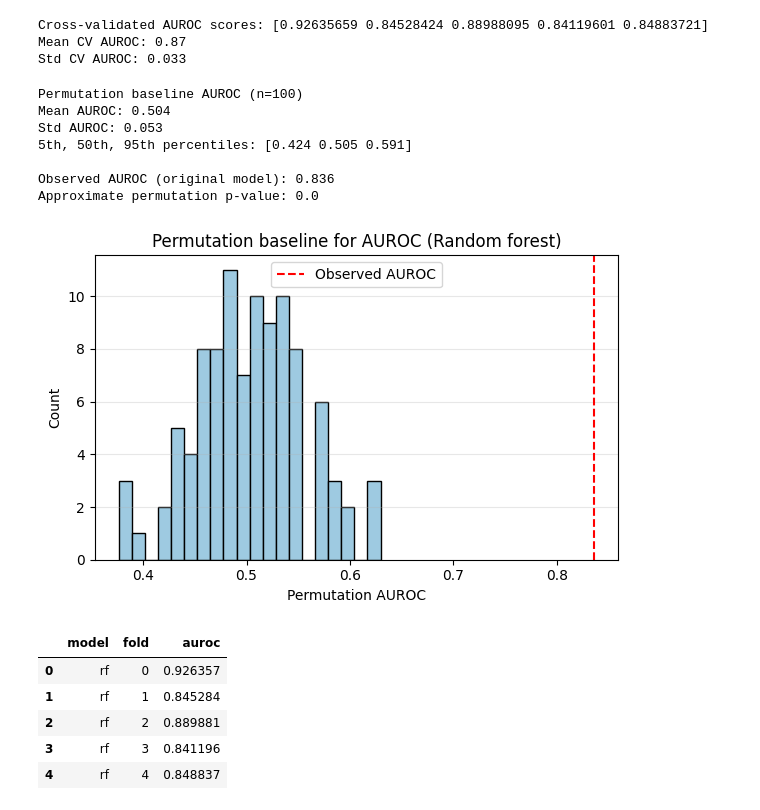
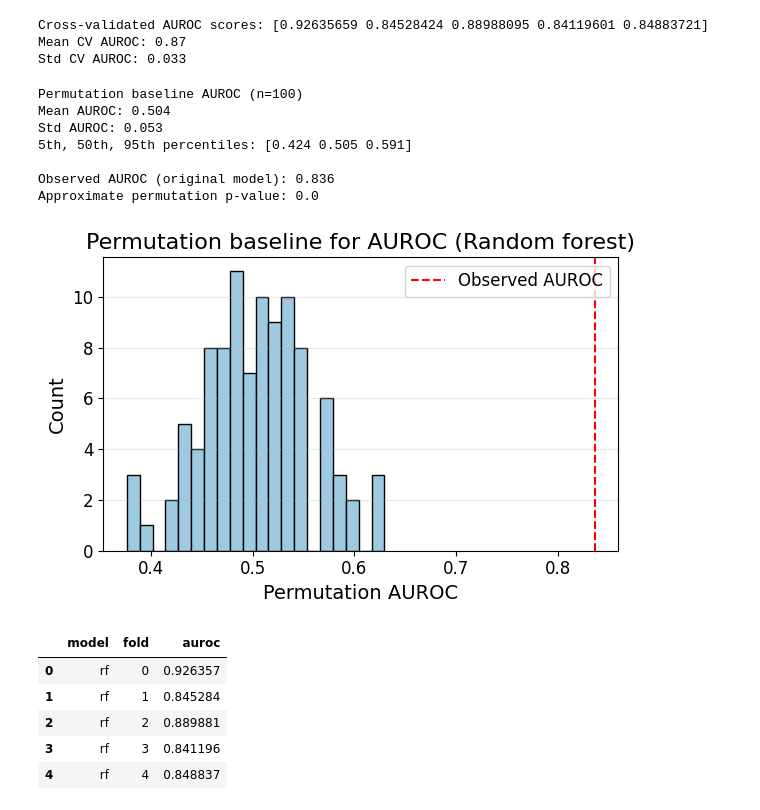
Before and after one commit to heteyszabolcs/gdefiner_ml_workflow, a Jupyter notebook: rf_sex.ipynb, the cells around one changed output. Saved outputs shown, nothing was run; the diff lists cells and outputs as text; code cells hidden in the pictures.

```diff
--- a/rf_sex.ipynb
+++ b/rf_sex.ipynb
@@ -122,10 +122,12 @@ def run_random_forest_sex_model(
     plt.figure(figsize=(5, 5))
     plt.plot(fpr, tpr, label=f"Random Forest (AUROC = {auroc:.2f})")
     plt.plot([0, 1], [0, 1], "k--", label="Random")
-    plt.xlabel("False Positive Rate")
-    plt.ylabel("True Positive Rate")
-    plt.title("ROC curve for sex prediction (Random Forest)")
-    plt.legend(loc="lower right")
+    plt.xlabel("False Positive Rate", fontsize=14)
+    plt.ylabel("True Positive Rate", fontsize=14)
+    plt.title("ROC curve for sex prediction (Random Forest)", fontsize=16)
+    ax_roc = plt.gca()
+    ax_roc.tick_params(axis="both", labelsize=12)
+    plt.legend(loc="lower right", fontsize=12)
     plt.grid(True)
     plt.tight_layout()
     plt.savefig("output/random_forest/roc_rf_sex.pdf", dpi=300, bbox_inches="tight")
@@ -140,13 +142,21 @@ def run_random_forest_sex_model(
         confusion_matrix=cm,
         display_labels=[class_mapping[i] for i in range(len(class_mapping))],
     )
-    ax = disp.plot(cmap="Blues", values_format="d", colorbar=False).ax_
+
+    fig, ax = plt.subplots(figsize=(5.5, 5))
+    ax = disp.plot(cmap="Blues", values_format="d", colorbar=False, ax=ax).ax_
     ax.set_xticks(np.arange(cm.shape[1] + 1) - 0.5, minor=True)
     ax.set_yticks(np.arange(cm.shape[0] + 1) - 0.5, minor=True)
     ax.grid(which="minor", color="black", linestyle="-", linewidth=1)
     ax.tick_params(which="minor", bottom=False, left=False)
 
-    plt.title("Confusion matrix (threshold=0.5)")
+    ax.set_xlabel("Predicted label", fontsize=14)
+    ax.set_ylabel("True label", fontsize=14)
+    ax.tick_params(axis="both", labelsize=12)
+    for t in ax.texts:
+        t.set_fontsize(14)
+
+    plt.title("Confusion matrix (threshold=0.5)", fontsize=16)
     plt.tight_layout()
     plt.savefig("output/random_forest/cm_rf_sex.pdf", dpi=300, bbox_inches="tight")
     plt.savefig("output/random_forest/cm_rf_sex.png", dpi=300, bbox_inches="tight")
@@ -303,38 +313,40 @@ print("Std AUROC:", np.round(perm_aurocs.std(), 3))
 print(
     "5th, 50th, 95th percentiles:",
     np.round(np.percentile(perm_aurocs, [5, 50, 95]), 3),
 )
 
 # Compare to observed AUROC from held-out test
 observed_auroc = rf_metrics["auroc"]
 print("\nObserved AUROC (original model):", np.round(observed_auroc, 3))
 
 # Simple p-value: fraction of permuted AUROCs >= observed
 p_value = (perm_aurocs >= observed_auroc).mean()
 print("Approximate permutation p-value:", np.round(p_value, 4))
 
 # Optional: visualize null distribution
 plt.figure(figsize=(6, 4))
 plt.hist(perm_aurocs, bins=20, color="#9ecae1", alpha=1, edgecolor="black")
 plt.axvline(observed_auroc, color="red", linestyle="--", label="Observed AUROC")
-plt.xlabel("Permutation AUROC")
-plt.ylabel("Count")
-plt.title("Permutation baseline for AUROC (Random forest)")
-plt.legend()
+plt.xlabel("Permutation AUROC", fontsize=14)
+plt.ylabel("Count", fontsize=14)
+plt.title("Permutation baseline for AUROC (Random forest)", fontsize=16)
+ax_perm = plt.gca()
+ax_perm.tick_params(axis="both", labelsize=12)
+plt.legend(fontsize=12)
 plt.grid(True, axis="y", alpha=0.3)
 plt.tight_layout()
 plt.savefig("output/random_forest/perm_rf_sex_auroc.pdf", dpi=300, bbox_inches="tight")
 plt.savefig("output/random_forest/perm_rf_sex_auroc.png", dpi=300, bbox_inches="tight")
 plt.show()
 # %% [output]
 Permutation baseline AUROC (n=100)
 Mean AUROC: 0.504
 Std AUROC: 0.053
 5th, 50th, 95th percentiles: [0.424 0.505 0.591]
 
 Observed AUROC (original model): 0.836
 Approximate permutation p-value: 0.0
-[figure, old version]
+[figure, new version]
 # %%
 # Export cross-validated AUROCs to a DataFrame and CSV (Random Forest)
 
```
Also changed, not shown: parts of 5 cells of this notebook, 30 other files.
